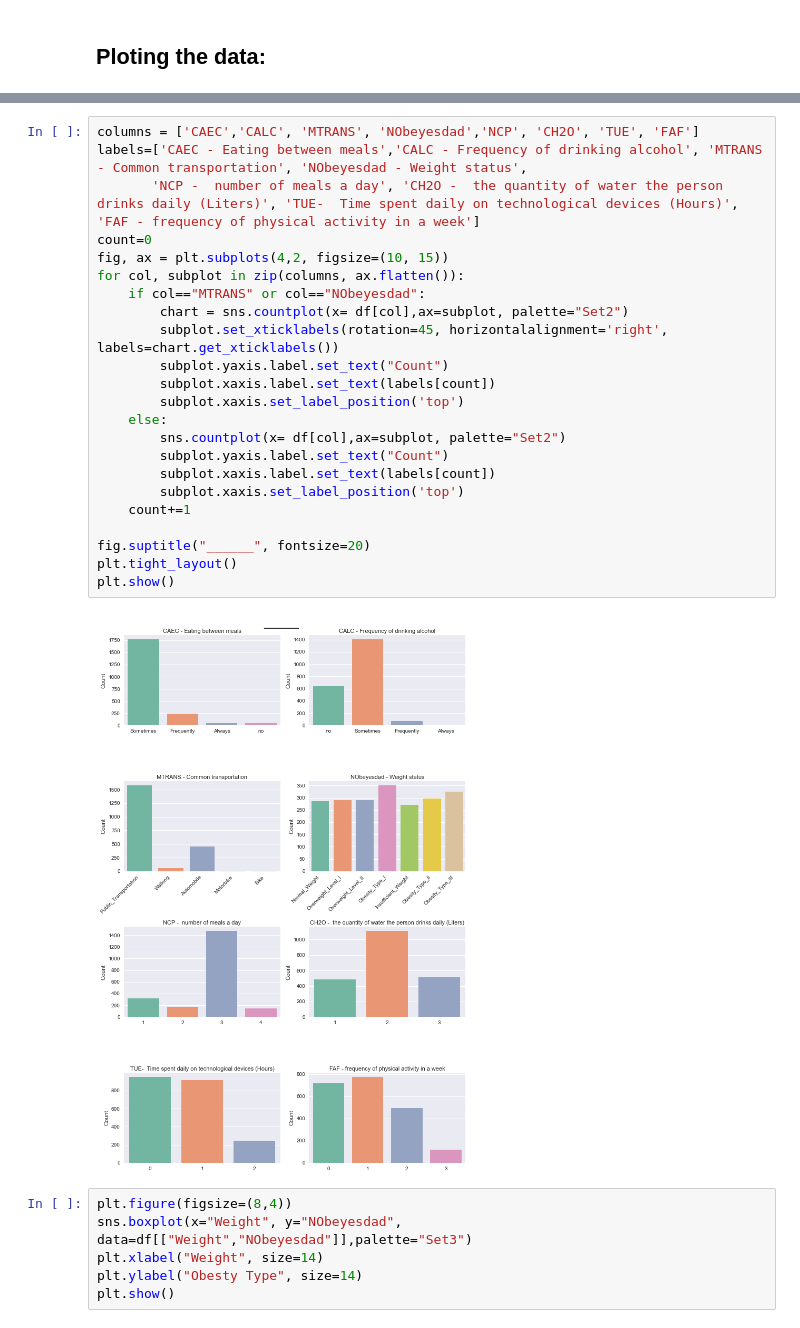
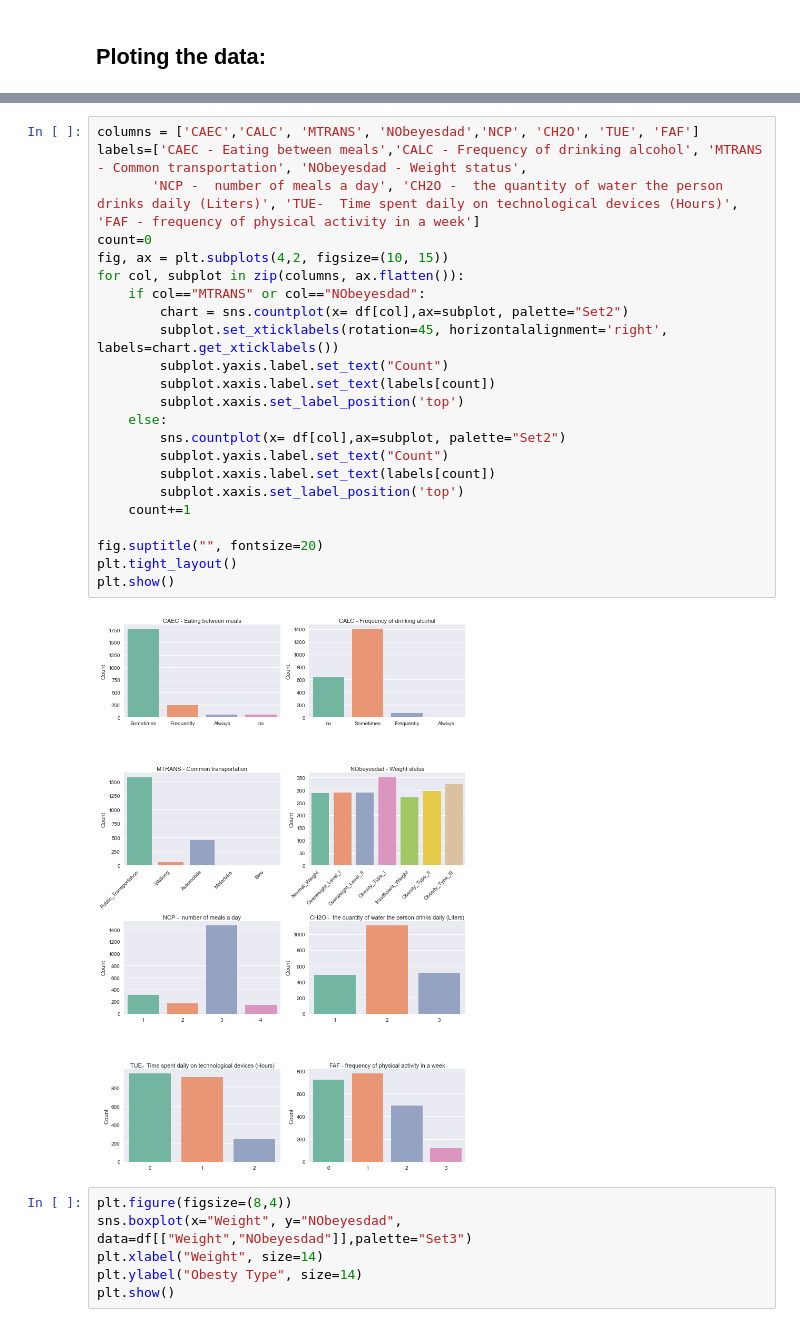
Before and after one commit to NoaAmichai/Obesity-Data-Science-Project, a Jupyter notebook: Obesity.ipynb, the cells around one changed output, grey strips where cells are left out. Saved outputs shown, nothing was run; the diff lists cells and outputs as text.

```diff
--- a/Obesity.ipynb
+++ b/Obesity.ipynb
@@ -135,28 +135,28 @@ plt.show()
 # %%
 columns = ['CAEC','CALC', 'MTRANS', 'NObeyesdad','NCP', 'CH2O', 'TUE', 'FAF']
 labels=['CAEC - Eating between meals','CALC - Frequency of drinking alcohol', 'MTRANS - Common transportation', 'NObeyesdad - Weight status',
        'NCP -  number of meals a day', 'CH2O -  the quantity of water the person drinks daily (Liters)', 'TUE-  Time spent daily on technological devices (Hours)', 'FAF - frequency of physical activity in a week']
 count=0
 fig, ax = plt.subplots(4,2, figsize=(10, 15))
 for col, subplot in zip(columns, ax.flatten()):
     if col=="MTRANS" or col=="NObeyesdad":
         chart = sns.countplot(x= df[col],ax=subplot, palette="Set2")
         subplot.set_xticklabels(rotation=45, horizontalalignment='right', labels=chart.get_xticklabels())
         subplot.yaxis.label.set_text("Count")
         subplot.xaxis.label.set_text(labels[count])
         subplot.xaxis.set_label_position('top')
     else:
         sns.countplot(x= df[col],ax=subplot, palette="Set2")
         subplot.yaxis.label.set_text("Count")
         subplot.xaxis.label.set_text(labels[count])
         subplot.xaxis.set_label_position('top')
     count+=1
 
-fig.suptitle("______", fontsize=20)
+fig.suptitle("", fontsize=20)
 plt.tight_layout()
 plt.show()
 # %% [output]
-[figure, old version]
+[figure, new version]
 # %%
 plt.figure(figsize=(8,4))
 sns.boxplot(x="Weight", y="NObeyesdad", data=df[["Weight","NObeyesdad"]],palette="Set3")
```
Also changed, not shown: parts of 13 cells of this notebook.
